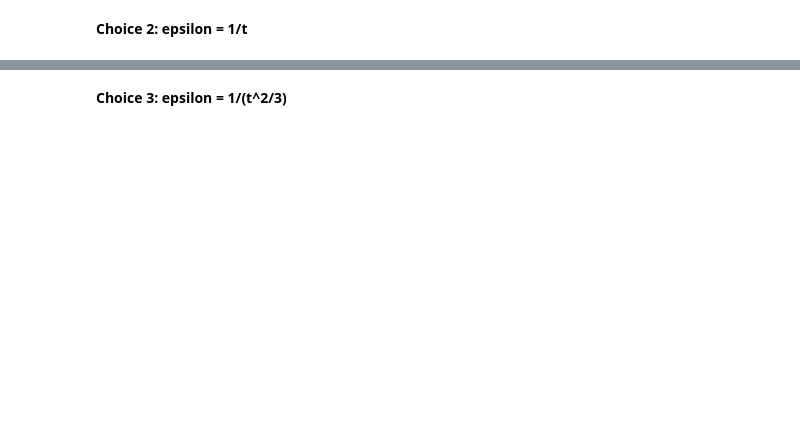
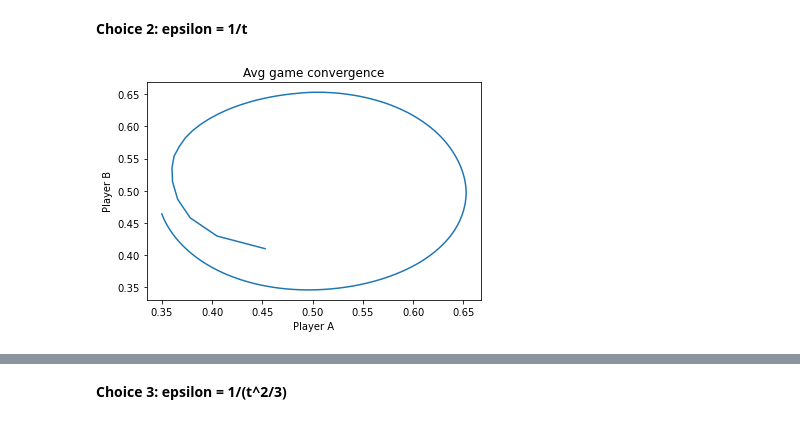
Before and after one commit to rishishah02/algo-econ, a Jupyter notebook: Project2/Project_2 .ipynb, the cells around one changed output, grey strips where cells are left out. Saved outputs shown, nothing was run; the diff lists cells and outputs as text; code cells hidden in the pictures; blank space fills up the shorter version.

```diff
--- a/Project2/Project_2 .ipynb
+++ b/Project2/Project_2 .ipynb
@@ -453,6 +503,10 @@ def compute_epsilon(t):
 # %%
 # Choice 2: epsilon = 1/t
 def compute_epsilon(t):
     return float(1/(t+1))
 
 # -------- Call function EXP3, draw plots -------------#
+avg_conv_a, avg_conv_b, last_conv_a, last_conv_b = EXP3(M_a, M_b, compute_epsilon)
+avg_conv(avg_conv_a, avg_conv_b)
+# %% [output]
+[figure, added]
```
Also changed, not shown: parts of 22 cells of this notebook.
